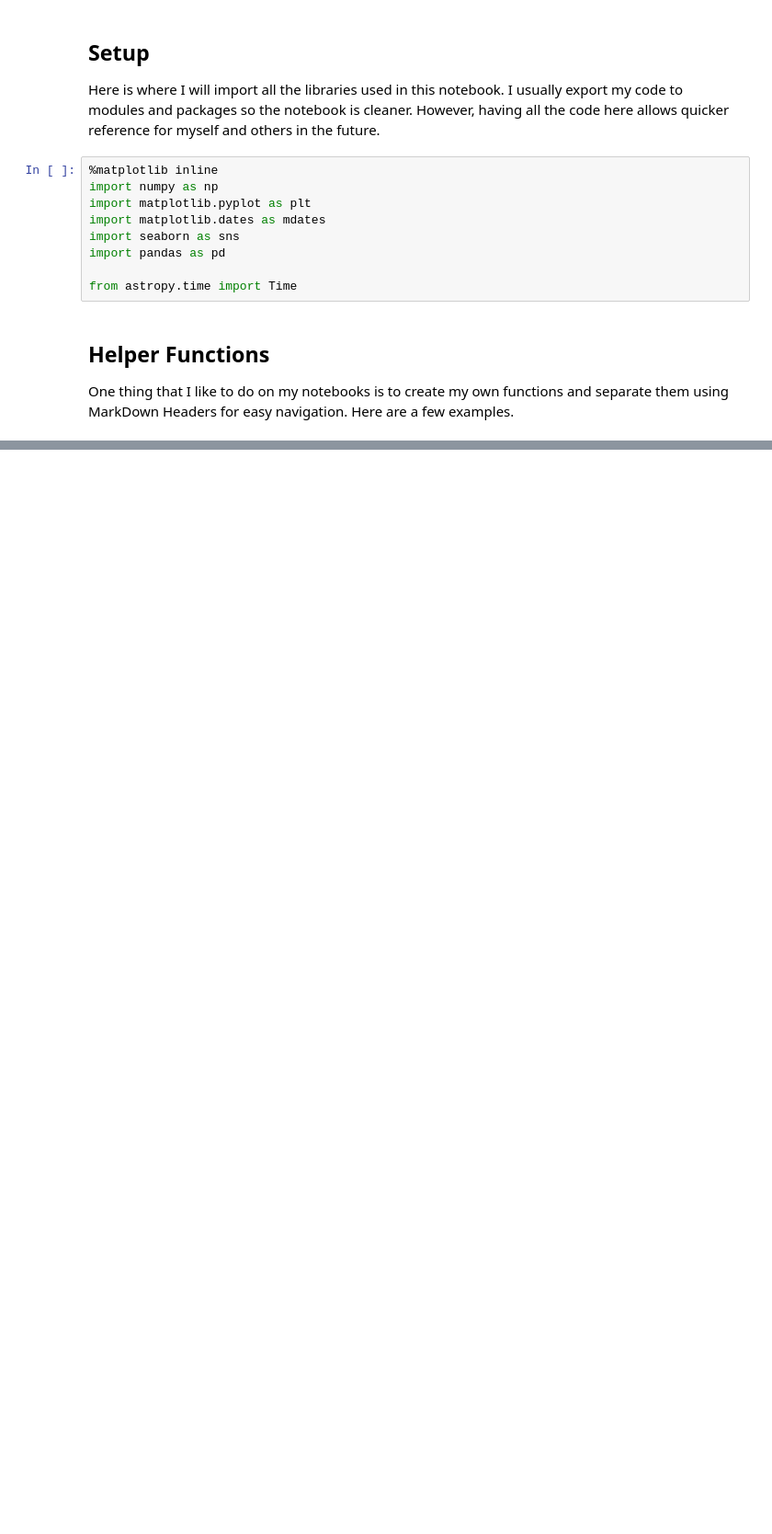
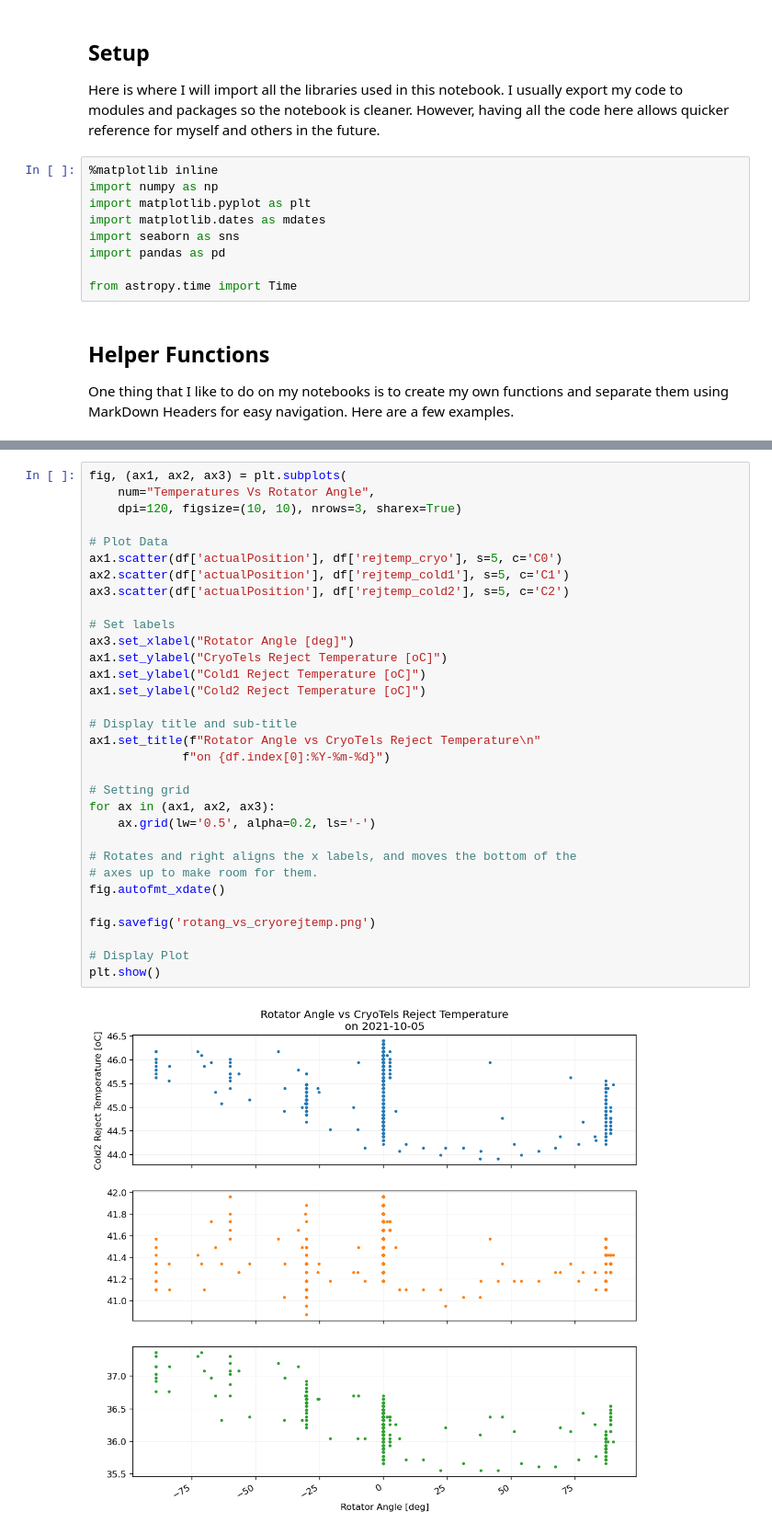
Before and after one commit to b1quint/notebooks, a Jupyter notebook: unsorted/Accessing Summit EFD.ipynb, the cells around one changed output, grey strips where cells are left out. Shown: that part at 92% size. Drawn from its saved outputs; the diff is of its cells as text; blank space fills up the shorter version.

```diff
--- a/unsorted/Accessing Summit EFD.ipynb
+++ b/unsorted/Accessing Summit EFD.ipynb
@@ -55,0 +166,34 @@ client = retrieve_efd_client()
+# %%
+fig, (ax1, ax2, ax3) = plt.subplots(
+    num="Temperatures Vs Rotator Angle",
+    dpi=120, figsize=(10, 10), nrows=3, sharex=True)
+
+# Plot Data
+ax1.scatter(df['actualPosition'], df['rejtemp_cryo'], s=5, c='C0')
+ax2.scatter(df['actualPosition'], df['rejtemp_cold1'], s=5, c='C1')
+ax3.scatter(df['actualPosition'], df['rejtemp_cold2'], s=5, c='C2')
+
+# Set labels
+ax3.set_xlabel("Rotator Angle [deg]")
+ax1.set_ylabel("CryoTels Reject Temperature [oC]")
+ax1.set_ylabel("Cold1 Reject Temperature [oC]")
+ax1.set_ylabel("Cold2 Reject Temperature [oC]")
+
+# Display title and sub-title
+ax1.set_title(f"Rotator Angle vs CryoTels Reject Temperature\n"
+             f"on {df.index[0]:%Y-%m-%d}")
+
+# Setting grid
+for ax in (ax1, ax2, ax3):
+    ax.grid(lw='0.5', alpha=0.2, ls='-')
+
+# Rotates and right aligns the x labels, and moves the bottom of the
+# axes up to make room for them.
+fig.autofmt_xdate()
+
+fig.savefig('rotang_vs_cryorejtemp.png')
+
+# Display Plot
+plt.show()
+# %% [output]
+[figure, added]
```
Also changed, not shown: parts of 16 cells of this notebook.
